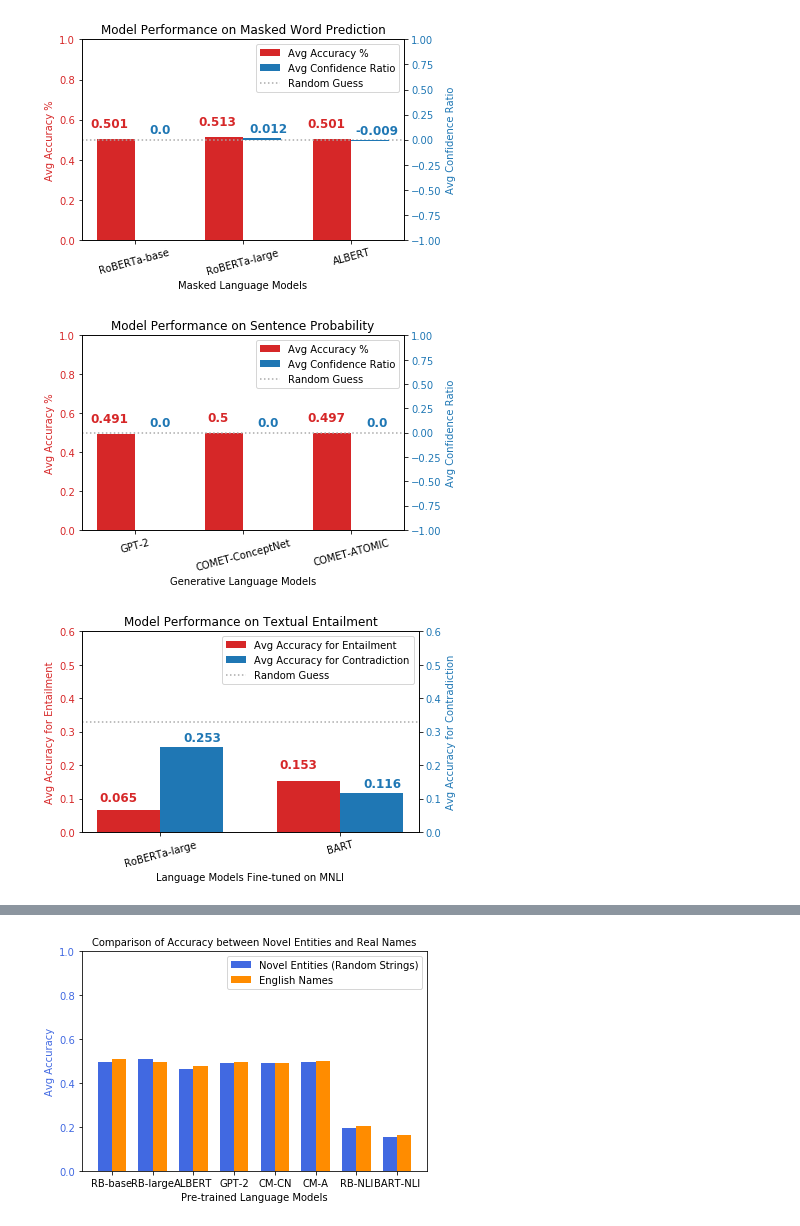
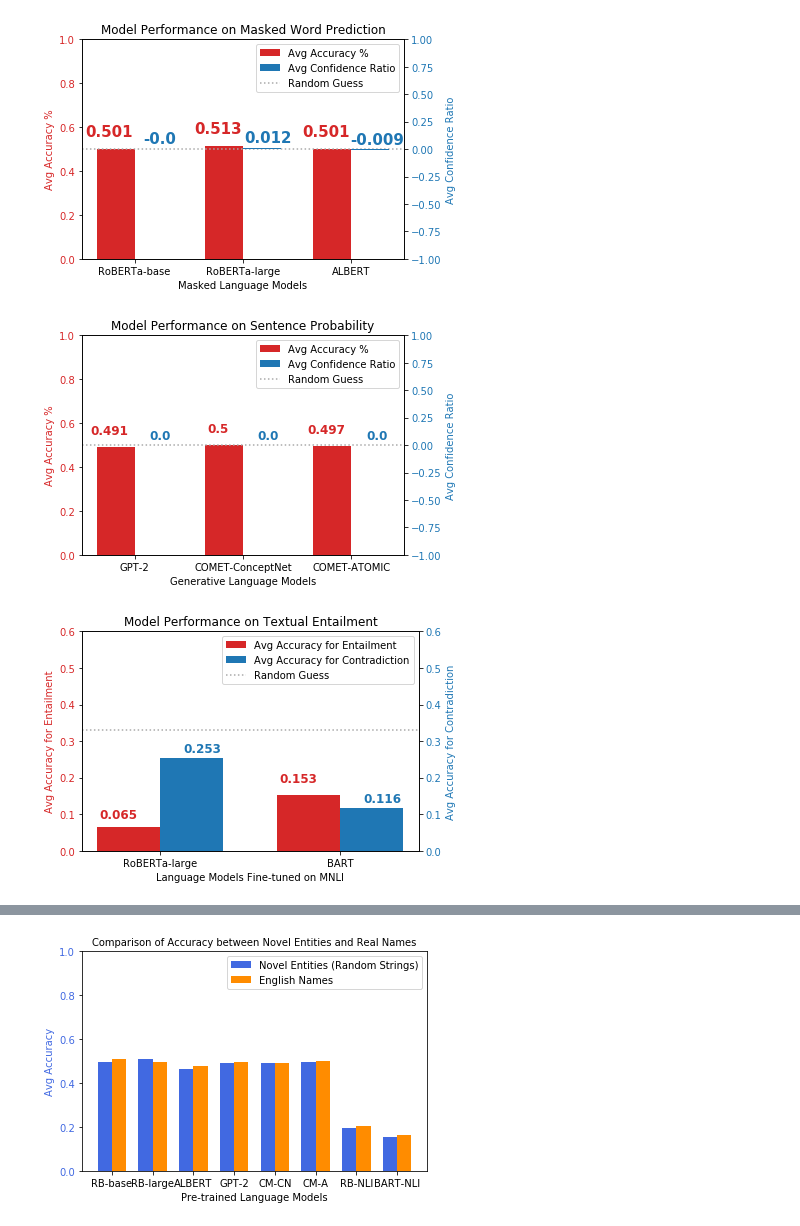
Before and after one commit to shaoxia57/common_sense_embedding_analysis, a Jupyter notebook: plot_nbs/Generate_Plots_Preprint.ipynb, the cells around one changed output, grey strips where cells are left out. Cells and saved outputs as stored; diff of their text form; code cells hidden in the pictures.

Commit message:
plots

```diff
--- a/plot_nbs/Generate_Plots_Preprint.ipynb
+++ b/plot_nbs/Generate_Plots_Preprint.ipynb
@@ -24,9 +24,9 @@ title = "Model Performance on Masked Word Prediction"
 save_dir = '../data/preprint_figures/'
 display_two_axis_bar_plot(x_labels, x_label, left_units, right_units,
                           left_bar_data, right_bar_data, title,
-                          save_dir=save_dir)
+                          save_dir=save_dir, x_ticks_rotation=0, font_size=15)
 # %% [output]
-[figure, old version]
+[figure, new version]
 # %%
 # Fig 2. Performance aggregated per model in Sentence Probability
 # %%
@@ -40,25 +40,25 @@ title = "Model Performance on Sentence Probability"
 save_dir = '../data/preprint_figures/'
 display_two_axis_bar_plot(x_labels, x_label, left_units, right_units,
                           left_bar_data, right_bar_data, title,
-                          save_dir=save_dir)
+                          save_dir=save_dir, x_ticks_rotation=0)
 # %% [output]
-[figure, old version]
+[figure, new version]
 # %%
 # Fig 3. Performance aggregated per model in Textual Entailment
 # %%
 x_labels = ["RoBERTa-large", "BART"]
 x_label = "Language Models Fine-tuned on MNLI"
 left_units = "Avg Accuracy for Entailment"
 right_units = "Avg Accuracy for Contradiction"
 left_bar_data = [0.065, 0.153]
 right_bar_data = [0.253, 0.116]
 title = "Model Performance on Textual Entailment"
 save_dir = '../data/preprint_figures/'
 display_two_axis_bar_plot(x_labels, x_label, left_units, right_units,
                           left_bar_data, right_bar_data,title,
-                          save_dir=save_dir,left_range = [0,0.6], right_range=[0,0.6],rand=0.33)
+                          save_dir=save_dir,left_range = [0,0.6], right_range=[0,0.6],rand=0.33, x_ticks_rotation=0)
 # %% [output]
-[figure, old version]
+[figure, new version]
 # %%
 # Fig 4. Before and after fine-tuning
 # %%
```
Also changed, not shown: parts of 1 cell of this notebook, 9 other files.
